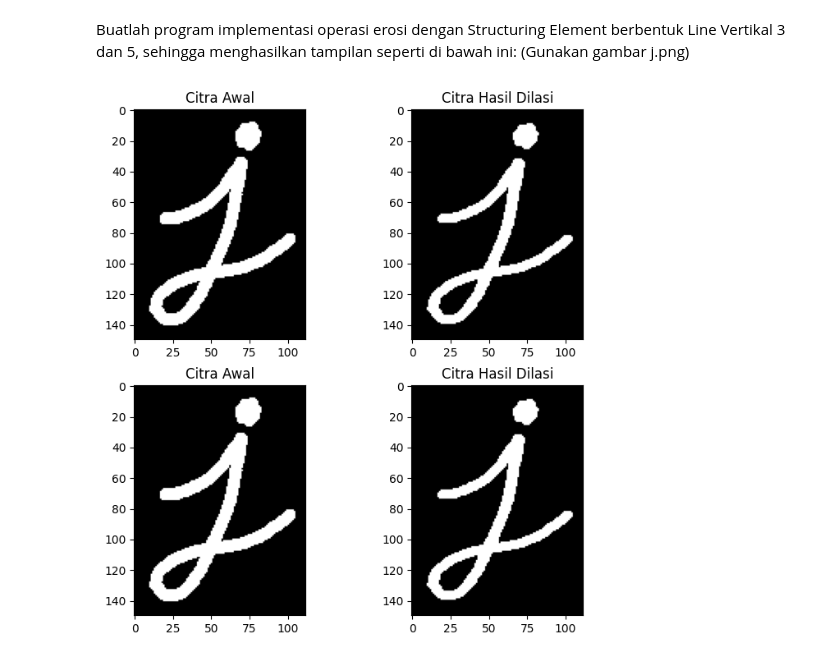
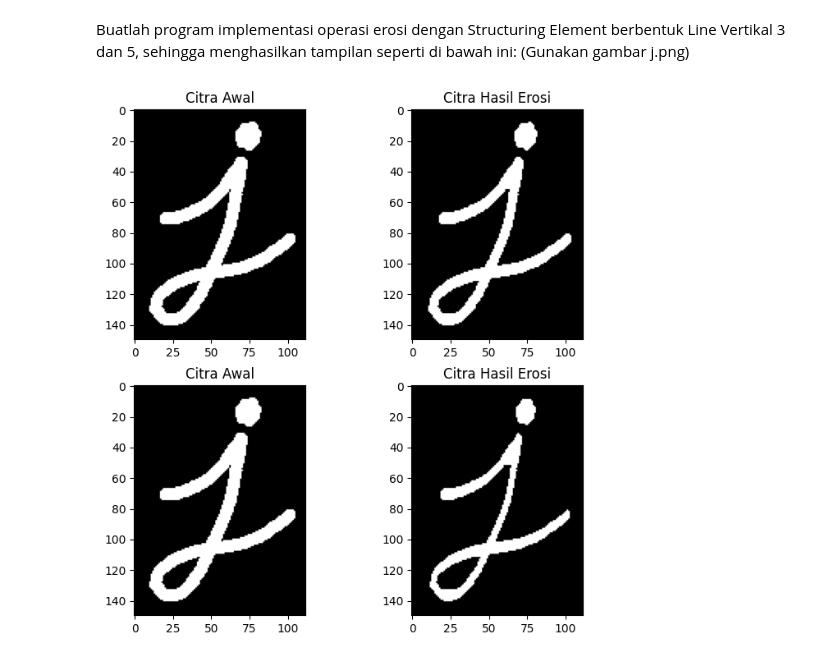
Before and after one commit to MahisaAghisni/PCVK_GENAP_2023, a Jupyter notebook: week9.ipynb, the cells around one changed output. Cells and saved outputs as stored; diff of their text form; code cells hidden in the pictures.

```diff
--- a/week9.ipynb
+++ b/week9.ipynb
@@ -351,22 +353,28 @@ plt.show()
 # %% [markdown]
 Buatlah program implementasi operasi erosi dengan Structuring Element berbentuk Line Vertikal 3 dan 5, sehingga menghasilkan tampilan seperti di bawah ini: (Gunakan gambar j.png)
 # %%
-img12 = cv2.imread('/content/drive/MyDrive/Colab Notebooks/Semester 6/Images/j.png')
-kernel = np.ones((3,1),np.uint8)
-erosion = cv2.morphologyEx(img12, cv2.MORPH_ERODE, kernel)
-kernel_2 = np.ones((5,1),np.uint8)
-erosion_2 = cv2.morphologyEx(img12, cv2.MORPH_ERODE, kernel_2)
+img13 = cv2.imread('/content/drive/MyDrive/Colab Notebooks/Semester 6/Images/j.png')
+
+# Define structuring element circular 3x3 and 5x5
+kernel3 = cv2.getStructuringElement(cv2.MORPH_ERODE, (3,1))
+kernel5 = cv2.getStructuringElement(cv2.MORPH_ERODE, (5,1))
+
+# Dilate image with circular 3x3 kernel
+erosi3 = cv2.erode(img11, kernel3, iterations=1)
+
+# Dilate image with circular 5x5 kernel
+erosi5 = cv2.erode(img11, kernel5, iterations=1)
 
 
 fig, axs = plt.subplots(2, 2, figsize=(8, 8))
-axs[0, 0].imshow(img12, cmap='gray')
+axs[0, 0].imshow(img13)
 axs[0, 0].set_title('Citra Awal')
-axs[0, 1].imshow(erosion, cmap='gray')
-axs[0, 1].set_title('Citra Hasil Dilasi')
-axs[1, 0].imshow(img12, cmap='gray')
+axs[0, 1].imshow(erosi3)
+axs[0, 1].set_title('Citra Hasil Erosi')
+axs[1, 0].imshow(img13)
 axs[1, 0].set_title('Citra Awal')
-axs[1, 1].imshow(erosion, cmap='gray')
-axs[1, 1].set_title('Citra Hasil Dilasi')
+axs[1, 1].imshow(erosi5)
+axs[1, 1].set_title('Citra Hasil Erosi')
 plt.show()
 # %% [output]
-[figure, old version]
+[figure, new version]
```
Also changed, not shown: parts of 3 cells of this notebook.
